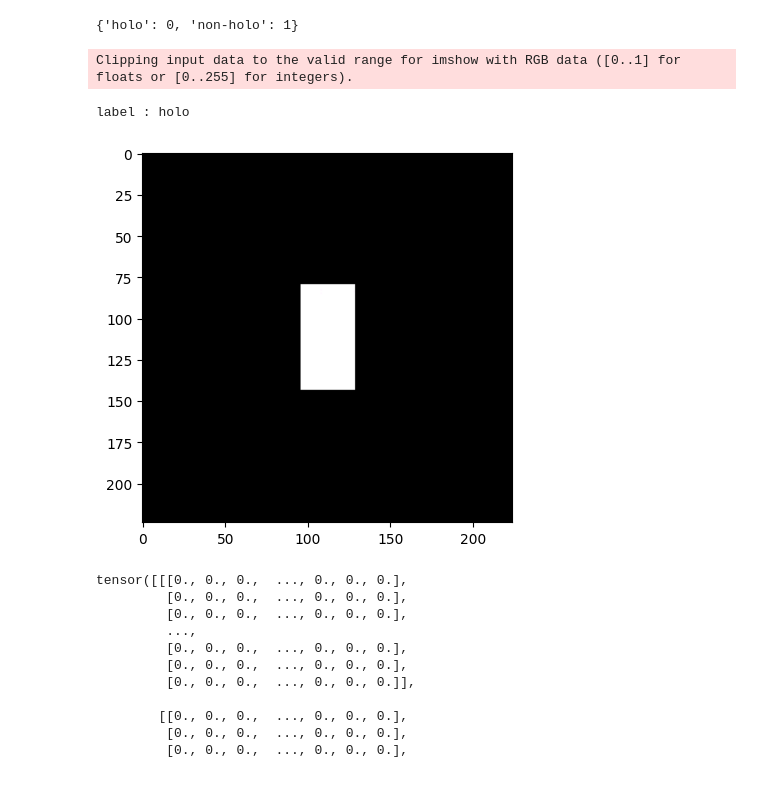
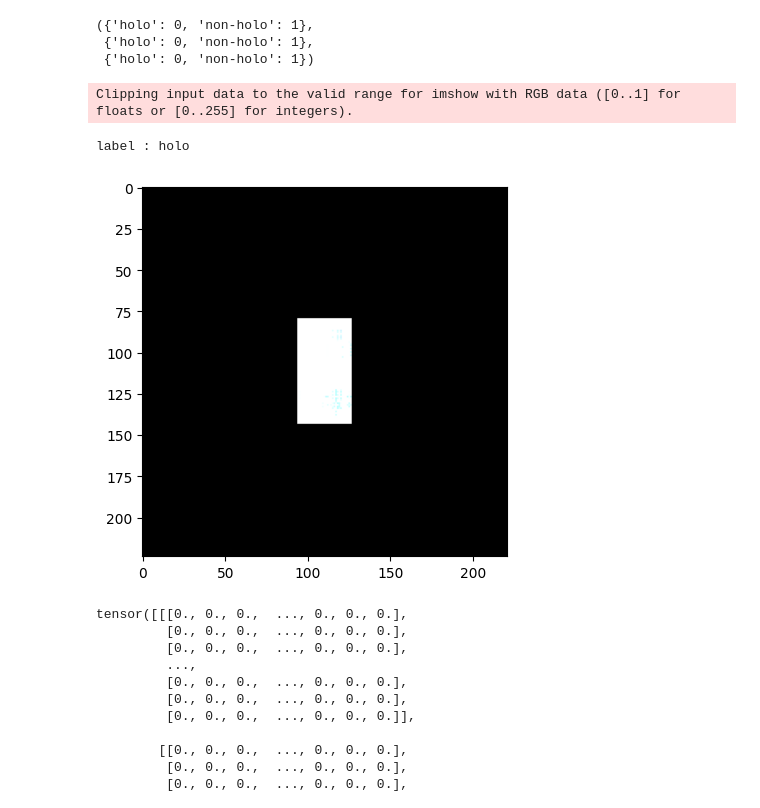
Before and after one commit to Yanis-Bouchelaghem/HoloVision-Models, a Jupyter notebook: model_training.ipynb, the cells around one changed output. Saved outputs shown, nothing was run; the diff lists cells and outputs as text; code cells hidden in the pictures.

Commit message:
implemented dataset split without bias and re-trained a ViT model

```diff
--- a/model_training.ipynb
+++ b/model_training.ipynb
@@ -18,20 +18,25 @@ transform = transforms.Compose([
     transforms.ToTensor(),              # Convert the image to a PyTorch tensor
     transforms.Normalize(mean=[0.485, 0.456, 0.406], std=[0.229, 0.224, 0.225]),  # Normalize the image
     #transforms.Pad((111, 96, 112, 96), fill=0),  # Add Padding:  Our images are 64x33 (left,right,top, bottom)
-    transforms.Pad((96,80, 95, 80), fill=0) # Add padding for ViT (target is 224*224)
+    transforms.Pad((95,80, 95, 80), fill=0) # Add padding for ViT (target is 224*224)
 ])
 # %%
 # Load the dataset using ImageFolder
-dataset = datasets.ImageFolder(root="dataset", transform=transform)
-dataset.class_to_idx
+train_dataset = datasets.ImageFolder(root="dataset/train", transform=transform)
+eval_dataset = datasets.ImageFolder(root="dataset/eval", transform=transform)
+test_dataset = datasets.ImageFolder(root="dataset/test", transform=transform)
+train_dataset.class_to_idx, eval_dataset.class_to_idx, test_dataset.class_to_idx
 # %% [output]
-{'holo': 0, 'non-holo': 1}
+({'holo': 0, 'non-holo': 1},
+ {'holo': 0, 'non-holo': 1},
+ {'holo': 0, 'non-holo': 1})
 # %%
-image_index = 943
-plt.imshow(dataset[image_index][0].permute(1, 2, 0))
-print(f"label : {dataset.classes[dataset[image_index][1]]}")
+image_index = 0
+plt.imshow(train_dataset[image_index][0].permute(1, 2, 0))
+print(f"label : {train_dataset.classes[train_dataset[image_index][1]]}")
+#Normalization will cause the colors to be off or to be impossible to read by imshow
 # %% [output]
 Clipping input data to the valid range for imshow with RGB data ([0..1] for floats or [0..255] for integers).
 label : holo
-[figure, old version]
+[figure, new version]
 # %%
```
Also changed, not shown: parts of 5 cells of this notebook.
